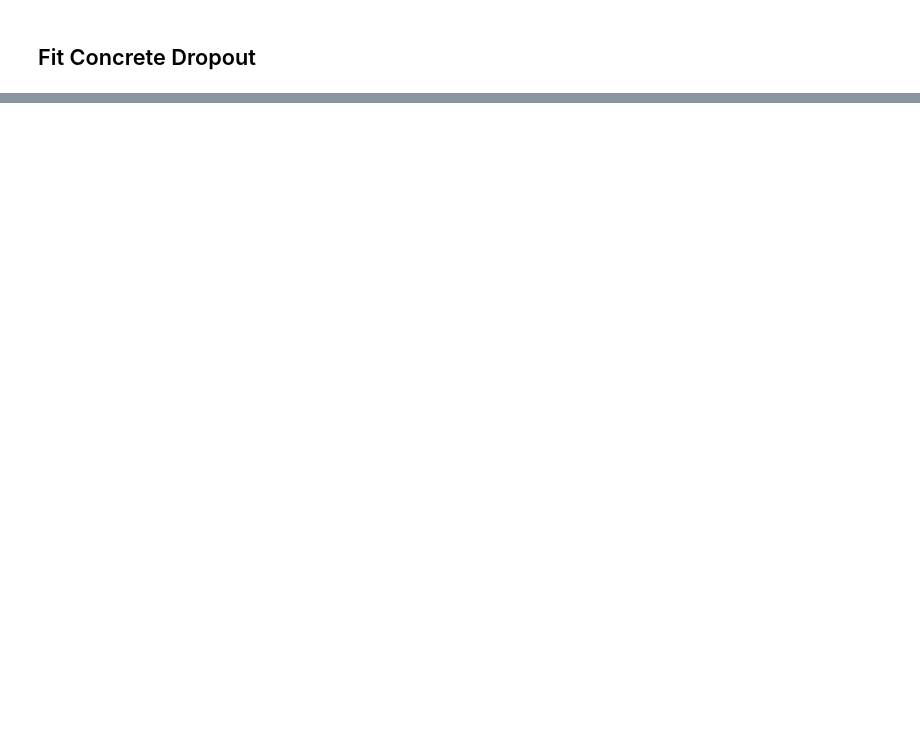
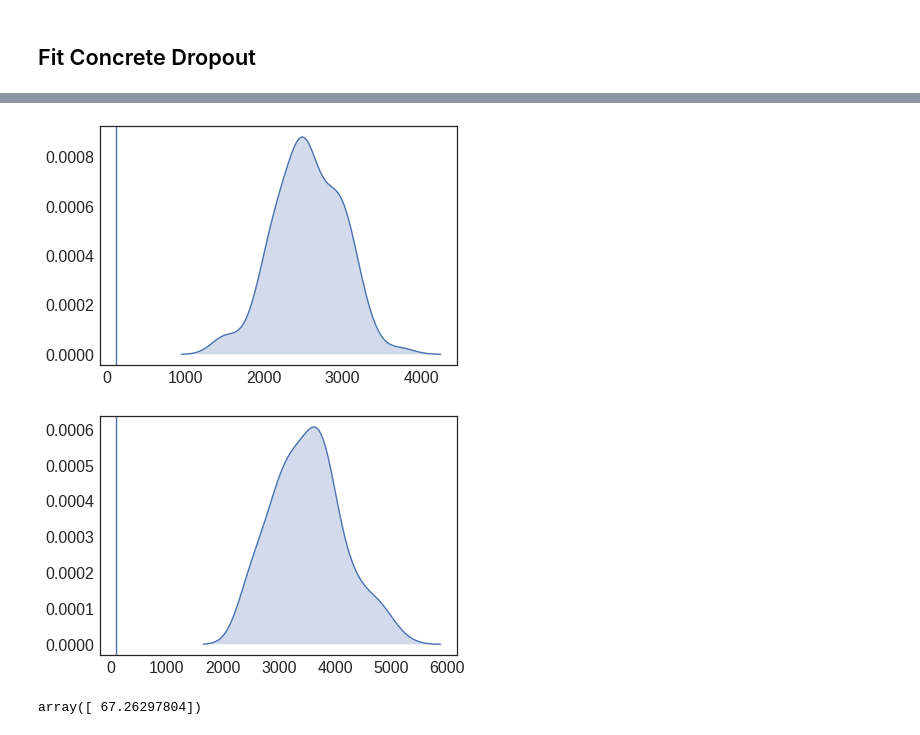
Before and after one commit to tjvandal/CI-2017, a Jupyter notebook: notebooks/bnn-experiments.ipynb, the cells around one changed output, grey strips where cells are left out. Saved outputs shown, nothing was run; the diff lists cells and outputs as text; code cells hidden in the pictures; blank space fills up the shorter version.

```diff
--- a/notebooks/bnn-experiments.ipynb
+++ b/notebooks/bnn-experiments.ipynb
@@ -292,7 +352,7 @@ Y_train_norm = scale_y.transform(Y_train)
 K.clear_session()
 model, loss = fit_concrete_climate(5, X_train_norm, Y_train_norm, output_activation='relu',
                         verbose=1)
-Y_samples = np.array([model.predict(X_test)[:,0] for _ in range(K_test)])
+Y_samples = np.array([model.predict(X_test)[:,0] for _ in range(Kmc)])
 Y_samples = scale_y.inverse_transform(Y_samples)
 Y_pred = Y_samples.mean(axis=0)
 # %% [output]
@@ -303,11 +369,20 @@ loss
 # %%
 import seaborn as sns
 
 lw=0.1
 idxs = np.argsort(Y_test[:,0])
 
-for idx in idxs[::-1][:10]:
-    sns.kdeplot(Y_samples[:,idx], shade=True)
-    plt.vlines(Y_test[idx,0], 0, 1, color='red', alpha=0.5)
-    plt.vlines(Y_pred[idx], 0, 1, color='blue', alpha=0.5)
+for idx in idxs[::-1][:2]:
+    #plt.vlines(Y_pred[idx], 0, 0.001, color='blue', alpha=0.5)
+    grid = sns.kdeplot(Y_samples[:,idx], shade=True)
+    grid.axvline(Y_test[idx,0])
+    #grid.axvline(Y_pred[idx])
+    #plt.vlines(Y_test[idx,0], 0, 1, color='red', alpha=0.5)
     plt.show()
+# %% [output]
+[figure, added]
+[figure, added]
+# %%
+scale_y.var_
+# %% [output]
+array([ 67.26297804])
```
Also changed, not shown: parts of 21 cells of this notebook, 2 other files.
